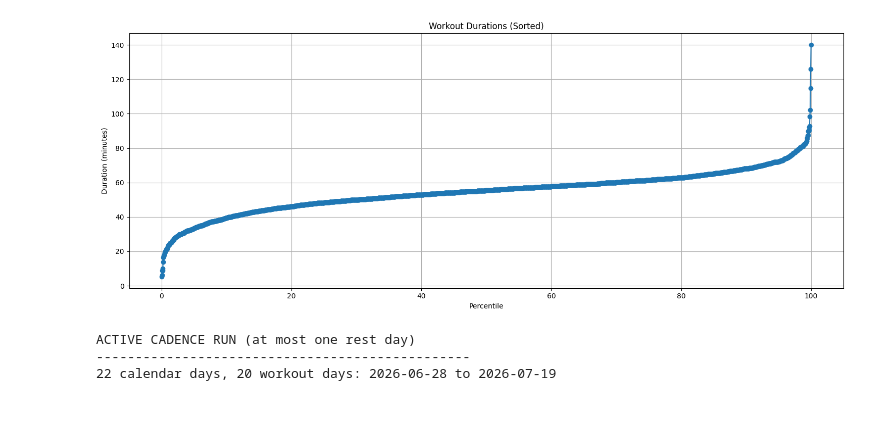
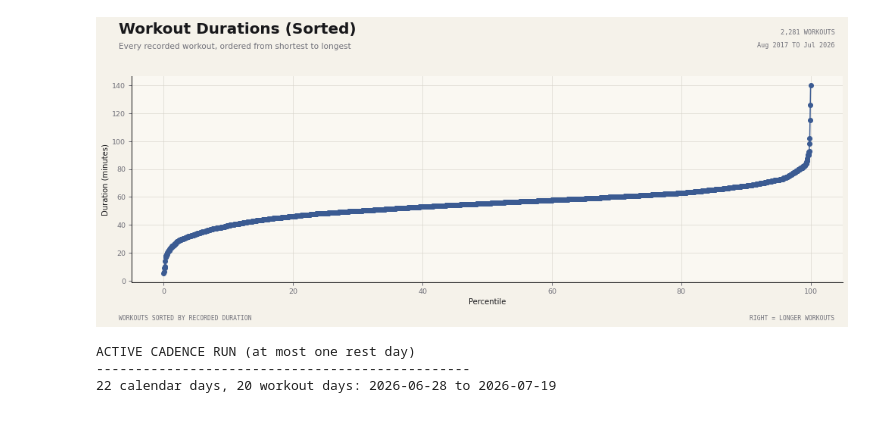
Before and after one commit to WeightliftingApp/WeightliftingApp-AnalyzeData, a Jupyter notebook: src/analyze_workouts.ipynb, the cells around one changed output. Cells and saved outputs as stored; diff of their text form; code cells hidden in the pictures.

```diff
--- a/src/analyze_workouts.ipynb
+++ b/src/analyze_workouts.ipynb
@@ -34,33 +66,50 @@ plt.show()
 # %%
 # Extract workout durations in seconds and convert to minutes
 workout_durations = [w.duration / 60 for w in wld.workouts]
 workout_dates = [w.date for w in wld.workouts]
 
 # Create DataFrame with dates and durations
 df_duration = pd.DataFrame({
     'date': workout_dates,
     'duration': workout_durations
 })
 df_duration['date'] = pd.to_datetime(df_duration['date'])
 
 # Sort by duration
 df_duration_sorted = df_duration.sort_values('duration')
 
 # Plot
-plt.figure(figsize=(15, 6))
-plt.plot(
-    [i * 100.0 / (len(df_duration_sorted) - 1) for i in range(len(df_duration_sorted))],
-    df_duration_sorted['duration'],
-    marker='o'
-)
-plt.title('Workout Durations (Sorted)')
-plt.xlabel('Percentile')
-plt.ylabel('Duration (minutes)')
-plt.grid(True)
-plt.tight_layout()
-plt.show()
+frame = notebook_frame((15, 6))
+with chart_canvas(frame) as (fig, ax):
+    ax.plot(
+        [i * 100.0 / (len(df_duration_sorted) - 1) for i in range(len(df_duration_sorted))],
+        df_duration_sorted['duration'],
+        marker='o',
+        color=CATEGORICAL_COLORS[0],
+    )
+    ax.set_xlabel('Percentile')
+    ax.set_ylabel('Duration (minutes)')
+    style_axes(ax, NOTEBOOK_AXES)
+    add_header(
+        fig,
+        frame,
+        'Workout Durations (Sorted)',
+        'Every recorded workout, ordered from shortest to longest',
+        (
+            f"{len(df_duration_sorted):,} WORKOUTS",
+            f"{df_duration['date'].min():%b %Y} TO {df_duration['date'].max():%b %Y}",
+        ),
+    )
+    add_footer(
+        fig,
+        frame,
+        'WORKOUTS SORTED BY RECORDED DURATION',
+        'RIGHT = LONGER WORKOUTS',
+        right_weight='normal',
+    )
+    plt.show()
 # %% [output]
-[figure, old version]
+[figure, new version]
 # %%
 # Track cadence runs that permit at most one rest day between workouts.
 from analysis_utils import calculate_workout_streaks
```
Also changed, not shown: parts of 2 cells of this notebook, 2 other files.
